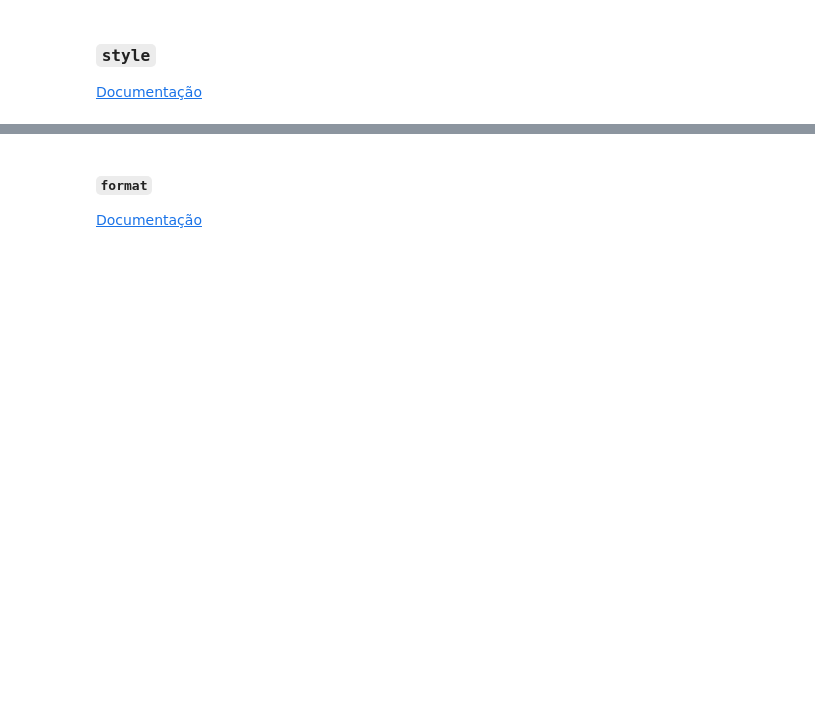
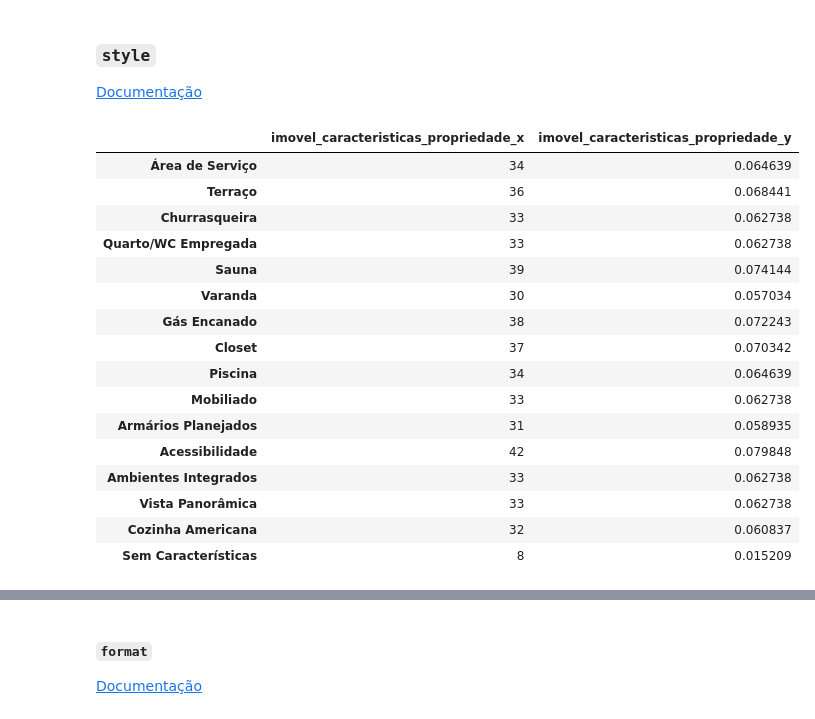
Before and after one commit to Lyarkh/Pandas_Tecnicas_Avancadas, a Jupyter notebook: Projeto.ipynb, the cells around one changed output, grey strips where cells are left out. Saved outputs shown, nothing was run; the diff lists cells and outputs as text; code cells hidden in the pictures; blank space fills up the shorter version.

```diff
--- a/Projeto.ipynb
+++ b/Projeto.ipynb
@@ -1671,3 +1671,29 @@ pd.merge(
 ### `style`
 
 [Documentação](https://pandas.pydata.org/pandas-docs/stable/reference/api/pandas.DataFrame.style.html)
+# %%
+tabela_frequencias = pd.merge(
+    left=caracteristicas_propriedade_itens.value_counts(sort=False),
+    right=caracteristicas_propriedade_itens.value_counts(normalize=True, sort=False),
+    left_index=True,
+    right_index=True
+)
+tabela_frequencias
+# %% [output]
+|  | imovel_caracteristicas_propriedade_x | imovel_caracteristicas_propriedade_y |
+| Área de Serviço | 34 | 0.064639 |
+| Terraço | 36 | 0.068441 |
+| Churrasqueira | 33 | 0.062738 |
+| Quarto/WC Empregada | 33 | 0.062738 |
+| Sauna | 39 | 0.074144 |
+| Varanda | 30 | 0.057034 |
+| Gás Encanado | 38 | 0.072243 |
+| Closet | 37 | 0.070342 |
+| Piscina | 34 | 0.064639 |
+| Mobiliado | 33 | 0.062738 |
+| Armários Planejados | 31 | 0.058935 |
+| Acessibilidade | 42 | 0.079848 |
+| Ambientes Integrados | 33 | 0.062738 |
+| Vista Panorâmica | 33 | 0.062738 |
+| Cozinha Americana | 32 | 0.060837 |
+| Sem Características | 8 | 0.015209 |
```
Also changed, not shown: parts of 15 cells of this notebook, 1 other file.
